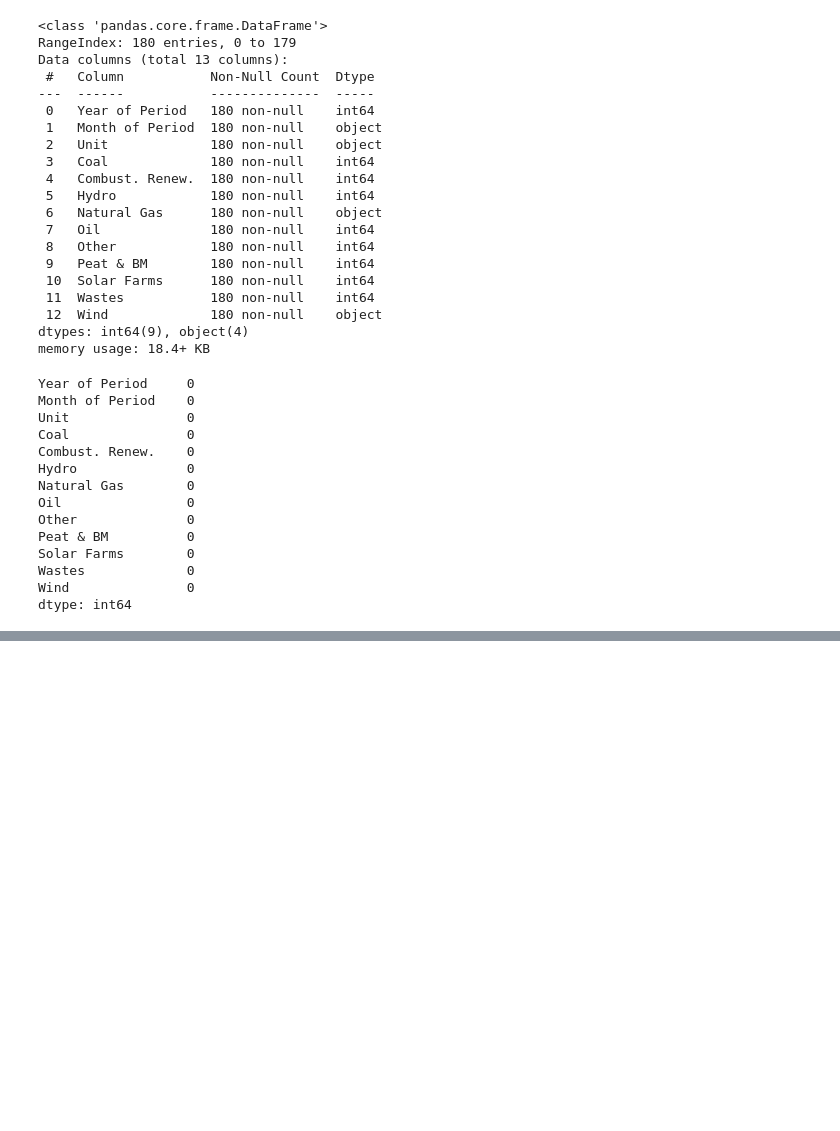
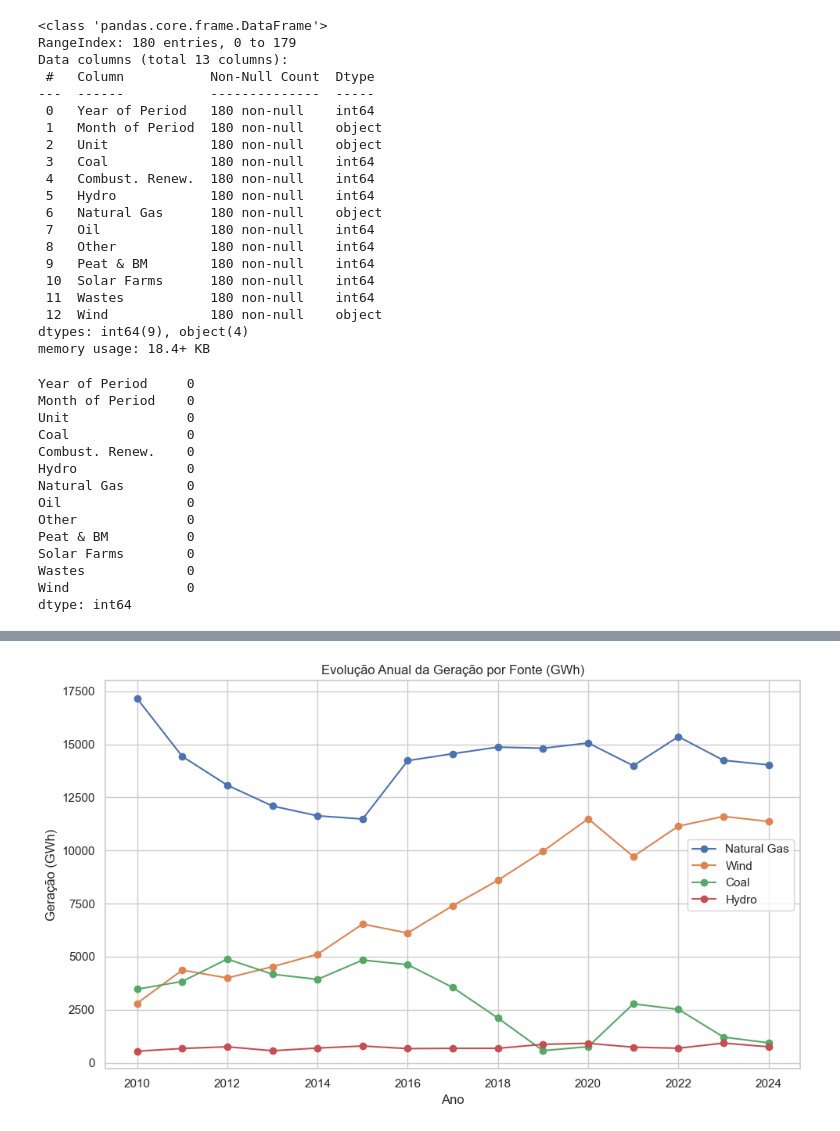
Before and after one commit to EnioKelsioV/RepeatDVCCA, a Jupyter notebook: RepeatDVCCA.ipynb, the cells around one changed output, grey strips where cells are left out. Saved outputs shown, nothing was run; the diff lists cells and outputs as text; code cells hidden in the pictures; blank space fills up the shorter version.

Commit message:
First line chart

```diff
--- a/RepeatDVCCA.ipynb
+++ b/RepeatDVCCA.ipynb
@@ -68,4 +120,7 @@ dtype: int64
 # Convert date columns if any exist
 if 'Date' in df.columns:
     df['Date'] = pd.to_datetime(df['Date'])
+# %%
+plt.rcParams.update({'figure.figsize': (10, 6)})
+sns.set(style="whitegrid")
 # %%
@@ -84,0 +135,15 @@ df.head(10)
+# %%
+# 1. Line Chart - Evolution of 4 main sources by year
+yearly = df.groupby("Year of Period")[["Natural Gas", "Wind", "Coal", "Hydro"]].sum()
+
+plt.figure()
+for col in yearly.columns:
+    plt.plot(yearly.index, yearly[col], marker='o', label=col)
+plt.title("Evolução Anual da Geração por Fonte (GWh)")
+plt.xlabel("Ano")
+plt.ylabel("Geração (GWh)")
+plt.legend()
+plt.tight_layout()
+plt.show()
+# %% [output]
+[figure, added]
```
Also changed, not shown: parts of 5 cells of this notebook.
